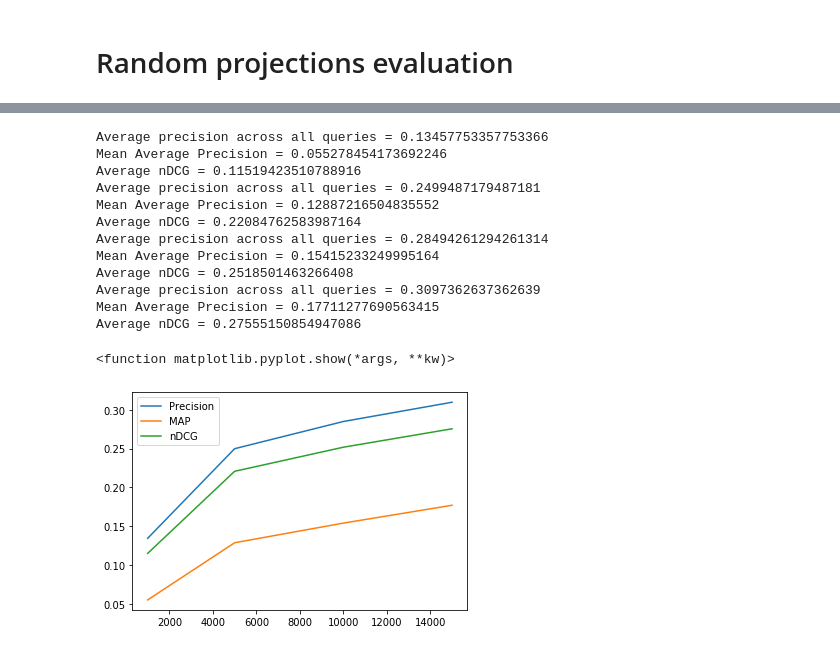
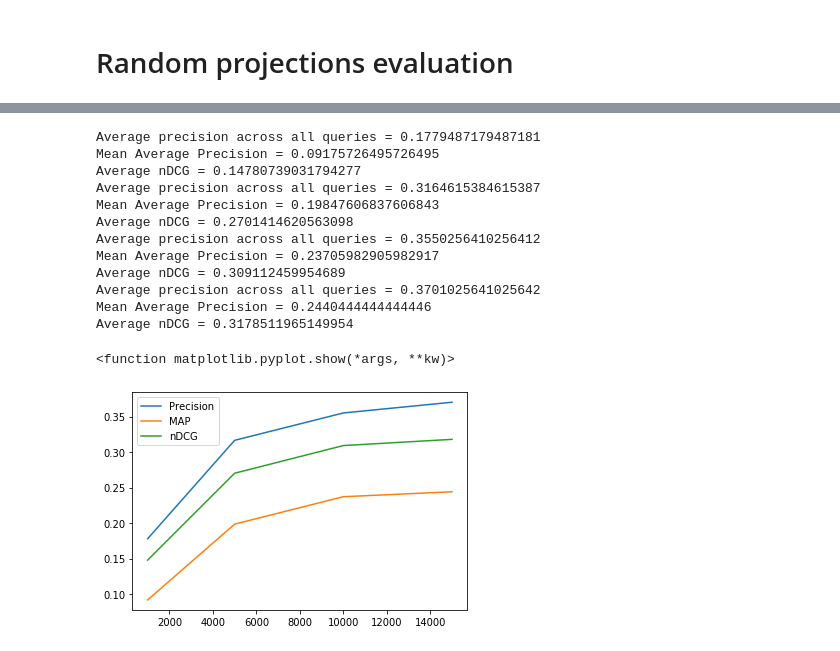
Before and after one commit to tugaevaea/IRWS, a Jupyter notebook: random_projections.ipynb, the cells around one changed output, grey strips where cells are left out. Saved outputs shown, nothing was run; the diff lists cells and outputs as text; code cells hidden in the pictures.

Commit message:
final code for rand_proj

```diff
--- a/random_projections.ipynb
+++ b/random_projections.ipynb
@@ -166,10 +164,0 @@ print(np.mean(inn))
-# %%
-import matplotlib.pyplot as plt
-#### test compute_hash
-m=[]
-for i in range(3193):
-    inn = norm(doc_vectors)[i].dot(random_vectors.transpose())
-    m.append(np.mean(inn))
-
-plt.plot(range(3193),m)
-plt.show()
@@ -180,9 +164,0 @@ print(np.mean(m))
-# %%
-
-m_q=[]
-for i in range(325):
-    inn = norm(q_vectors)[i].dot(random_vectors.transpose())
-    m_q.append(np.mean(inn))
-
-plt.plot(range(325),m_q)
-plt.show()
@@ -231,39 +197,50 @@ rand_proj_evaluation.head()
 # %%
 precision=[]
 MAP=[]
 nDCG=[]
+time_get_rand_vec = []
+time_hash_norm_doc = []
+time_hash_norm_q=[]
+time_evaluation=[]
 for i in [1000, 5000, 10000, 15000]:
     start_time_rand_vect = time.time()
     random_vectors_test = get_random_vectors(vocab_size, m = i)
+    time_get_rand_vec.append(time.time()-start_time_rand_vect)
 
+    start_hash_norm_doc = time.time()
     doc_projections_test = compute_hash(norm(doc_vectors), random_vectors_test, 0)
+    time_hash_norm_doc.append(time.time() - start_hash_norm_doc)
 
+    start_hash_norm_q = time.time()
     q_projections_test = compute_hash(norm(q_vectors),random_vectors_test, 0)
+    time_hash_norm_q.append(time.time() - start_hash_norm_q)
 
-    rand_proj_evaluation_test = full_evaluation(q_projections_test, doc_projections_test, k=10, random_projections = True)
+    start_evaluation = time.time()
+    rand_proj_evaluation_test = full_evaluation(q_projections_test, doc_projections_test, k=5, random_projections = True)
+    time_evaluation.append(time.time() - start_evaluation)
 
     precision.append(rand_proj_evaluation_test['Precision'].mean())
     MAP.append(rand_proj_evaluation_test['Average Precision'].mean())
     nDCG.append(rand_proj_evaluation_test['nDCG'].mean())
 
 plt.plot([1000, 5000, 10000, 15000], precision, label = "Precision")
 plt.plot([1000, 5000, 10000, 15000], MAP, label = "MAP")
 plt.plot([1000, 5000, 10000, 15000], nDCG, label = "nDCG")
 plt.legend()
 plt.show
 # %% [output]
-Average precision across all queries = 0.13457753357753366
-Mean Average Precision = 0.055278454173692246
-Average nDCG = 0.11519423510788916
-Average precision across all queries = 0.2499487179487181
-Mean Average Precision = 0.12887216504835552
-Average nDCG = 0.22084762583987164
-Average precision across all queries = 0.28494261294261314
-Mean Average Precision = 0.15415233249995164
-Average nDCG = 0.2518501463266408
-Average precision across all queries = 0.3097362637362639
-Mean Average Precision = 0.17711277690563415
-Average nDCG = 0.27555150854947086
+Average precision across all queries = 0.1779487179487181
+Mean Average Precision = 0.09175726495726495
+Average nDCG = 0.14780739031794277
+Average precision across all queries = 0.3164615384615387
+Mean Average Precision = 0.19847606837606843
+Average nDCG = 0.2701414620563098
+Average precision across all queries = 0.3550256410256412
+Mean Average Precision = 0.23705982905982917
+Average nDCG = 0.309112459954689
+Average precision across all queries = 0.3701025641025642
+Mean Average Precision = 0.2440444444444446
+Average nDCG = 0.3178511965149954
 <function matplotlib.pyplot.show(*args, **kw)>
-[figure, old version]
+[figure, new version]
 # %%
```
Also changed, not shown: parts of 13 cells of this notebook.
